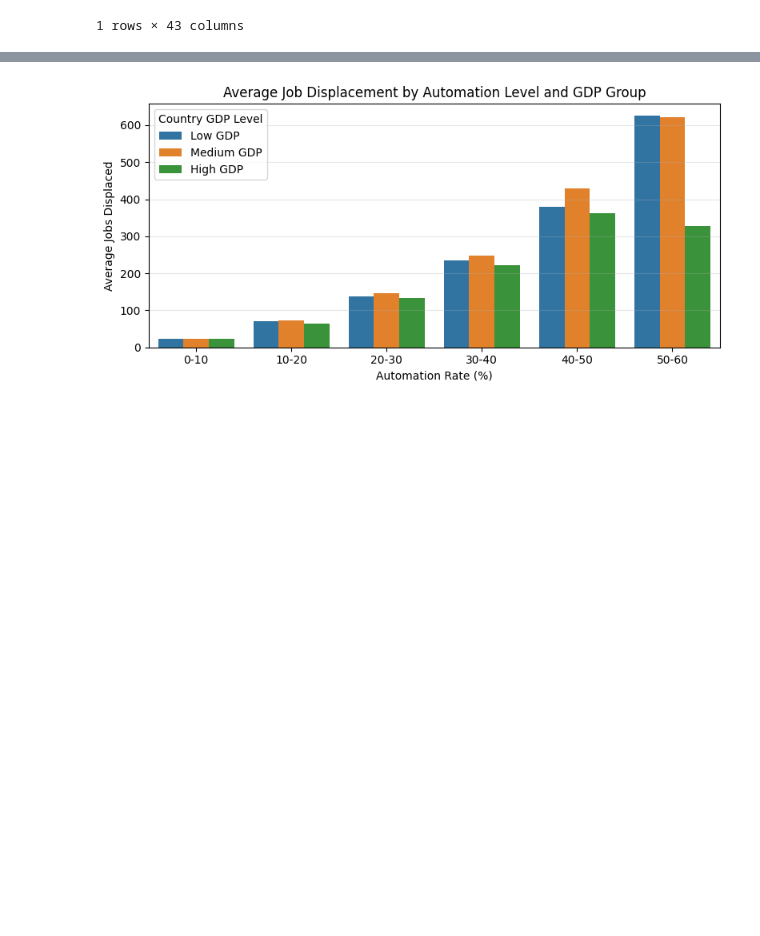
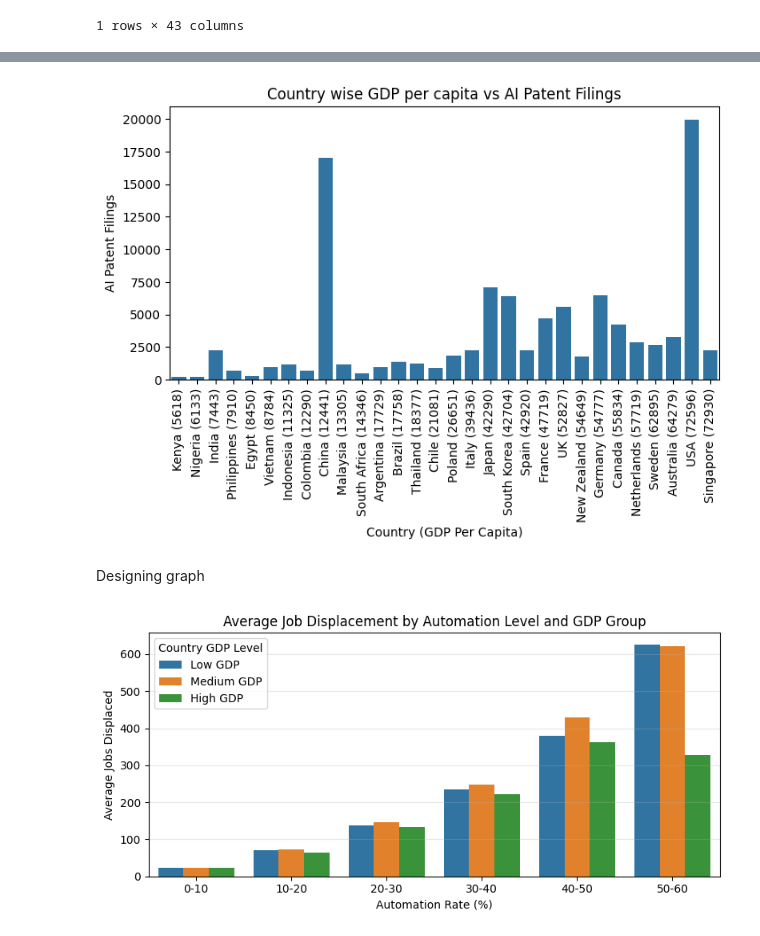
Before and after one commit to HemDesh/Data_Analysis_on_AI_Adoption_and_Workforce_Impact, a Jupyter notebook: notebooks/main.ipynb, the cells around one changed output, grey strips where cells are left out. Saved outputs shown, nothing was run; the diff lists cells and outputs as text; code cells hidden in the pictures; blank space fills up the shorter version.

```diff
--- a/notebooks/main.ipynb
+++ b/notebooks/main.ipynb
@@ -1314,3 +1375,39 @@ pd.read_sql(query2, connection)
+# %%
+query5 = """
+        select country, cast(gdp_per_capita as integer) as gdp, ai_patent_filings_2024
+            from
+                country_ai_index
+"""
+df5 = pd.read_sql(query5, connection)
+# %%
+plt.figure(figsize=(8,4))
+
+df5["country_gdp"] = (
+    df5["country"] +
+    " (" +
+    df5["gdp"].astype(str) +
+    ")"
+)
+
+gdp_order = (df5.sort_values("gdp")["country_gdp"]
+    .tolist())
+
+
+sns.barplot(
+    data=df5,
+    x="country_gdp",
+    y="ai_patent_filings_2024",
+    order = gdp_order,
+    errorbar=None
+)
+
+plt.xlabel("Country (GDP Per Capita)")
+plt.ylabel("AI Patent Filings")
+plt.title("Country wise GDP per capita vs AI Patent Filings")
+plt.xticks(rotation=90)
+plt.show()
+# %% [output]
+[figure, added]
 # %%
 query3 = """
     select
@@ -1325,3 +1422,5 @@ query3 = """
     order by c.gdp_per_capita
 """
 df3 = pd.read_sql(query3, connection)
+# %% [markdown]
+Designing graph
```
Also changed, not shown: parts of 10 cells of this notebook, 2 other files.
